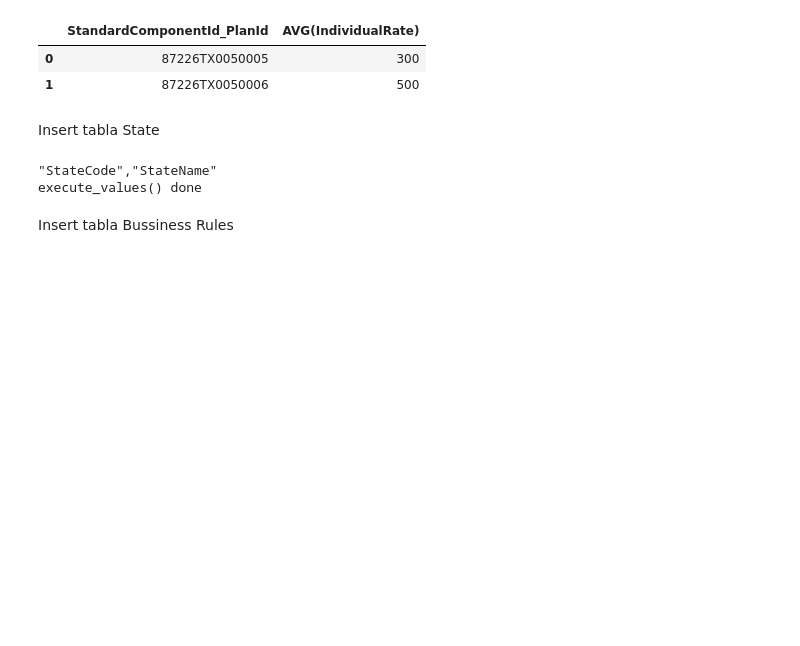
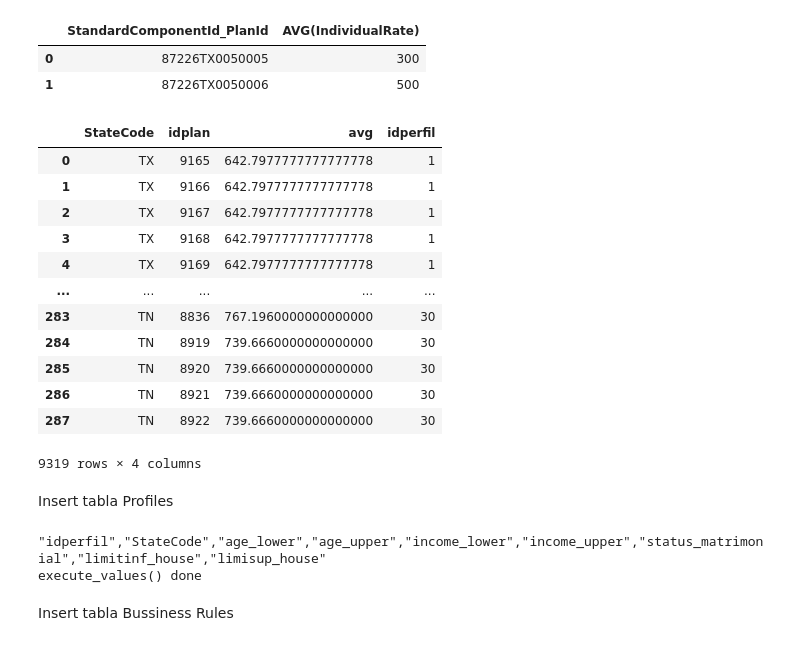
Before and after one commit to CarlosAlvarado-git/Proyecto_Final_BI, a Jupyter notebook: DataPreparation.ipynb, the cells around one changed output. Cells and saved outputs as stored; diff of their text form; code cells hidden in the pictures; blank space fills up the shorter version.

Commit message:
Inserts

```diff
--- a/DataPreparation.ipynb
+++ b/DataPreparation.ipynb
@@ -1209,25 +1209,40 @@ import pandas as pd
 # %%
 conn = psycopg2.connect(
   database="proyectoBI",
   user='postgres',
   password='admin',
   host='localhost',
   port= '5432'
 )
 plan_perfil = pd.DataFrame()
 cursor = conn.cursor()
-for index, row in perfiles.head(3).iterrows():
-    postgreSQL_select_Query = """select StandardComponentId_PlanId, AVG(IndividualRate)
-                                from Rate
-                                Where ((Age >= %s) and (Age <= %s)) and ((IndivialRate >= %s) and (IndivialRate <= %s)) and (StateCode = %s)
-                                Group by StandardComponentId_PlanId"""
+for index, row in perfiles.iterrows():
+    postgreSQL_select_Query = '''select "stdId", AVG("IndividualRate")
+                                from public."rates"
+                                Where (("Age" >= %s) and ("Age" <= %s)) and (("IndividualRate" >= %s) and ("IndividualRate" <= %s)) and ("StateCode" = %s)
+                                Group by "stdId"'''
     cursor.execute(postgreSQL_select_Query, (row["age_lower"],row["age_upper"],row["income_lower"], row["income_upper"],row["StateCode"],))
     results = cursor.fetchall()
     df = pd.DataFrame(results, columns=[desc[0] for desc in cursor.description])
     # STCOMP|AVG
     # Agregar el ID del cliente
     df['idperfil'] = row['idperfil']
-    plan_perfil = pd.concat([plan_perfil, Planes.merge(df, left_on='StandardComponentId', right_on='StandardComponentId_PlanId', how='inner')[['StateCode','idplan', 'AVG(IndividualRate)', 'idperfil']]])
+    plan_perfil = pd.concat([plan_perfil, Planes.merge(df, left_on='StandardComponentId', right_on='stdId', how='inner')[['StateCode','idplan', 'avg', 'idperfil']]])
 
-
+cursor.close()
+conn.close()
 plan_perfil
+# %% [output]
+|  | StateCode | idplan | avg | idperfil |
+| 0 | TX | 9165 | 642.7977777777777778 | 1 |
+| 1 | TX | 9166 | 642.7977777777777778 | 1 |
+| 2 | TX | 9167 | 642.7977777777777778 | 1 |
+| 3 | TX | 9168 | 642.7977777777777778 | 1 |
+| 4 | TX | 9169 | 642.7977777777777778 | 1 |
+| ... | ... | ... | ... | ... |
+| 283 | TN | 8836 | 767.1960000000000000 | 30 |
+| 284 | TN | 8919 | 739.6660000000000000 | 30 |
+| 285 | TN | 8920 | 739.6660000000000000 | 30 |
+| 286 | TN | 8921 | 739.6660000000000000 | 30 |
+| 287 | TN | 8922 | 739.6660000000000000 | 30 |
+9319 rows × 4 columns
@@ -1274,7 +1291,7 @@ def execute_values(conn, df, table):
 	print("execute_values() done")
 	cursor.close()
 # %% [markdown]
-Insert tabla State
+Insert tabla Profiles
 # %%
 # establishing connection
 conn = psycopg2.connect(
@@ -1284,18 +1301,18 @@ conn = psycopg2.connect(
   host='localhost',
   port= '5432'
 )
-sql = '''DELETE FROM public."States";'''
+sql = '''DELETE FROM public."profiles";'''
 
 #creating a cursor
 cursor = conn.cursor()
 cursor.execute(sql)
 conn.commit()
-data = state
+data = perfiles
 # using the function defined
-execute_values(conn, data, 'public."States"')
+execute_values(conn, data, 'public."profiles"')
 conn.close()
 # %% [output]
-"StateCode","StateName"
+"idperfil","StateCode","age_lower","age_upper","income_lower","income_upper","status_matrimonial","limitinf_house","limisup_house"
 execute_values() done
 # %% [markdown]
 Insert tabla Bussiness Rules
```
Also changed, not shown: parts of 14 cells of this notebook.
